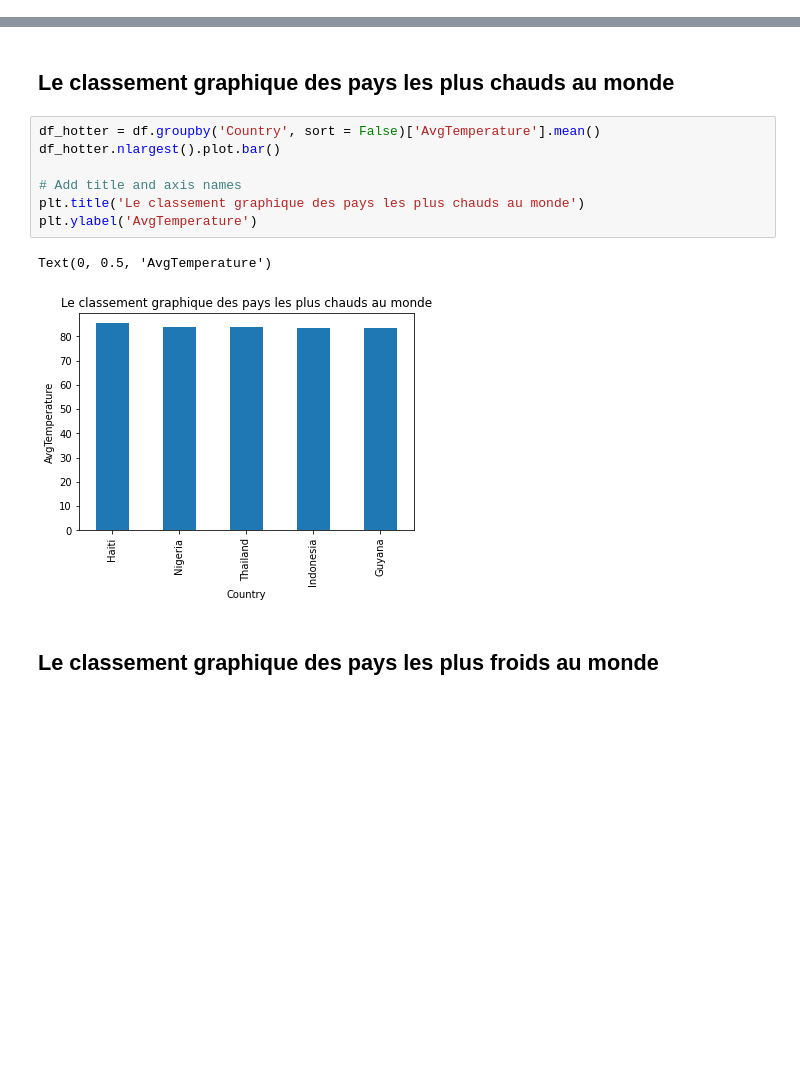
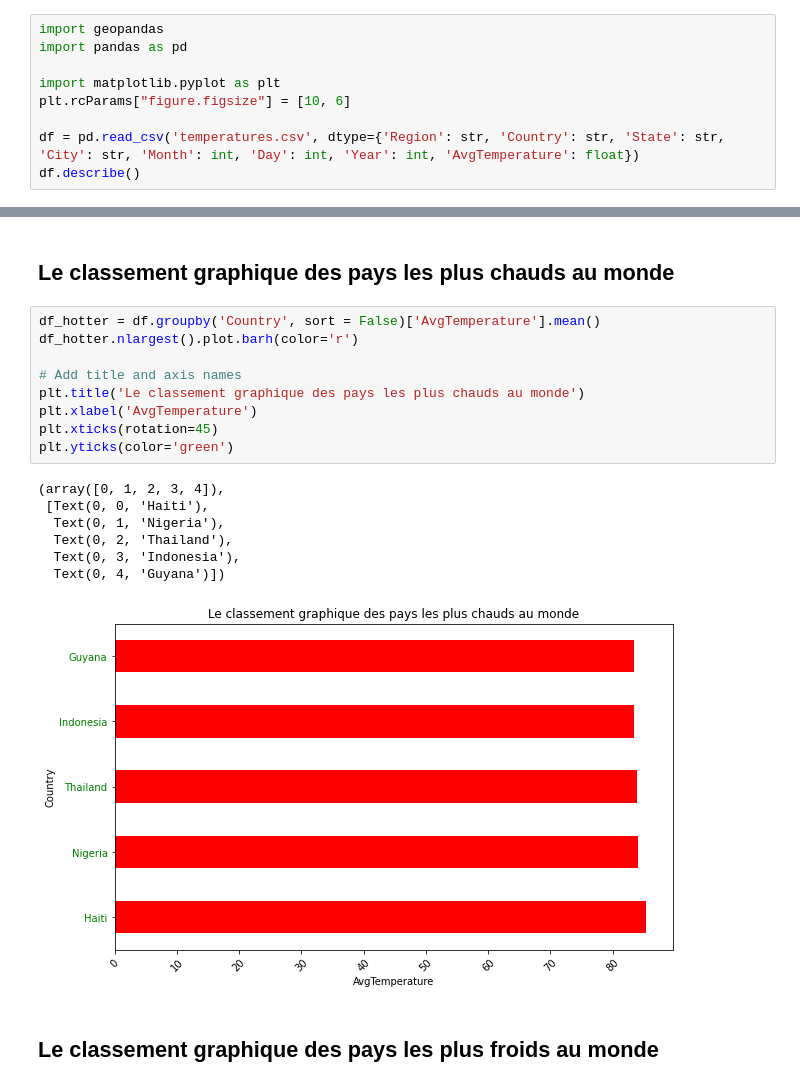
Before and after one commit to dbousfira/PandasPlotUneClimatologieEtAuLit, a Jupyter notebook: notebook.ipynb, the cells around one changed output, grey strips where cells are left out. Cells and saved outputs as stored; diff of their text form; blank space fills up the shorter version.

```diff
--- a/notebook.ipynb
+++ b/notebook.ipynb
@@ -21,2 +3,11 @@ df.describe()
 # %% [markdown]
 # Data cleaning
+# %%
+import geopandas
+import pandas as pd
+
+import matplotlib.pyplot as plt
+plt.rcParams["figure.figsize"] = [10, 6]
+
+df = pd.read_csv('temperatures.csv', dtype={'Region': str, 'Country': str, 'State': str, 'City': str, 'Month': int, 'Day': int, 'Year': int, 'AvgTemperature': float})
+df.describe()
@@ -61,14 +125,21 @@ array([<AxesSubplot:xlabel='Month'>, <AxesSubplot:xlabel='Month'>,
 ## Le classement graphique des pays les plus chauds au monde
 # %%
 df_hotter = df.groupby('Country', sort = False)['AvgTemperature'].mean()
-df_hotter.nlargest().plot.bar()
+df_hotter.nlargest().plot.barh(color='r')
 
 # Add title and axis names
 plt.title('Le classement graphique des pays les plus chauds au monde')
-plt.ylabel('AvgTemperature')
+plt.xlabel('AvgTemperature')
+plt.xticks(rotation=45)
+plt.yticks(color='green')
 # %% [output]
-Text(0, 0.5, 'AvgTemperature')
+(array([0, 1, 2, 3, 4]),
+ [Text(0, 0, 'Haiti'),
+  Text(0, 1, 'Nigeria'),
+  Text(0, 2, 'Thailand'),
+  Text(0, 3, 'Indonesia'),
+  Text(0, 4, 'Guyana')])
-[figure, old version]
+[figure, new version]
 # %% [markdown]
 ## Le classement graphique des pays les plus froids au monde
 # %%
```
Also changed, not shown: parts of 22 cells of this notebook.
